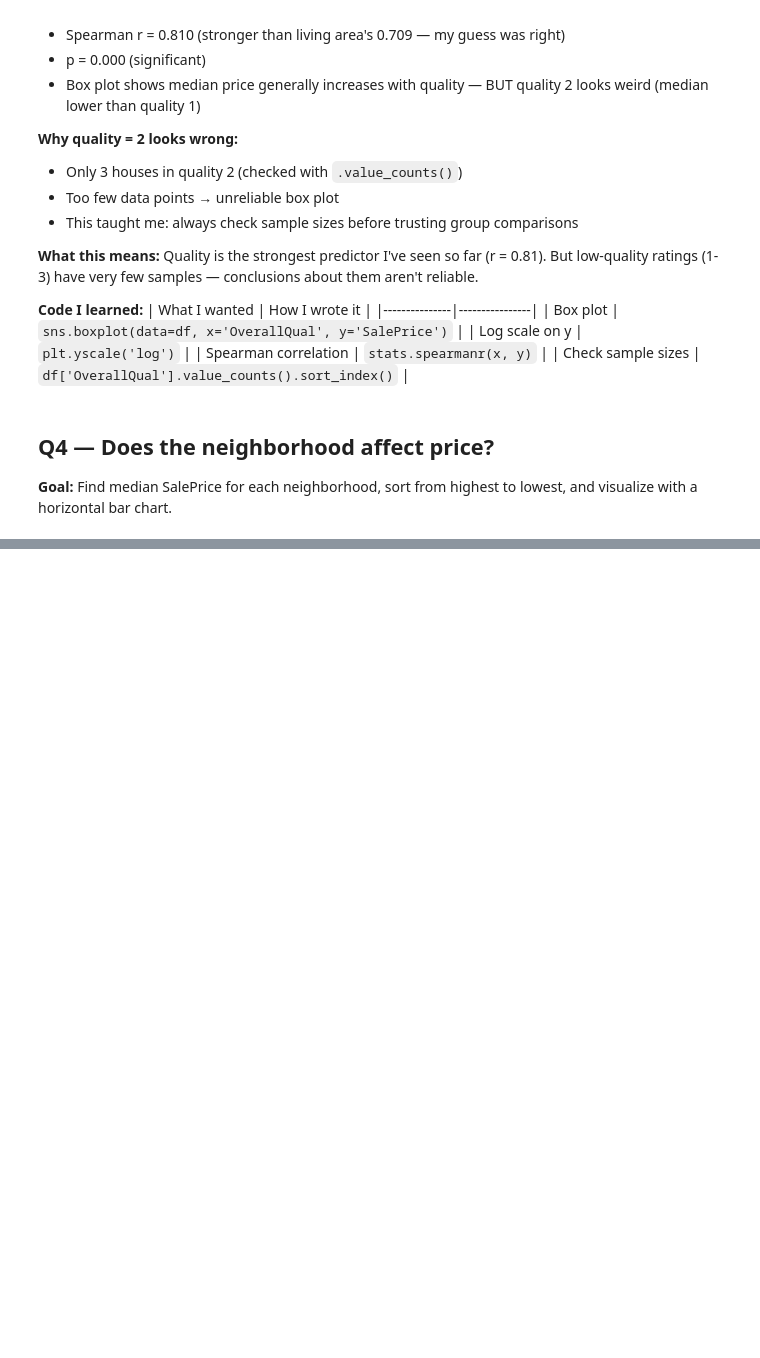
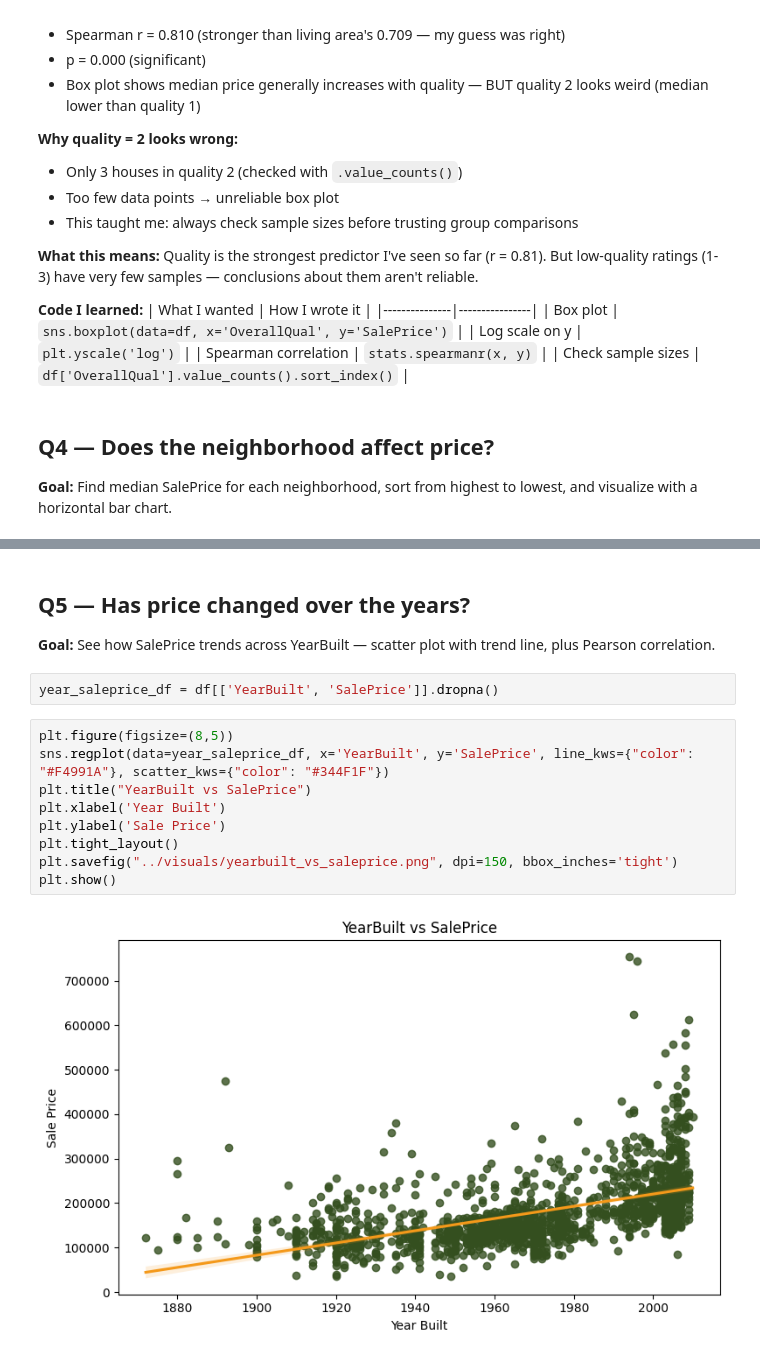
Before and after one commit to Thunder-Bird-007/house-price-analysis, a Jupyter notebook: notebooks/analysis.ipynb, the cells around one changed output, grey strips where cells are left out. Cells and saved outputs as stored; diff of their text form; blank space fills up the shorter version.

```diff
--- a/notebooks/analysis.ipynb
+++ b/notebooks/analysis.ipynb
@@ -232,0 +322,17 @@ Name: Neighborhood, Length: 1460, dtype: str
+# %% [markdown]
+## Q5 — Has price changed over the years?
+
+**Goal:** See how SalePrice trends across YearBuilt — scatter plot with trend line, plus Pearson correlation.
+# %%
+year_saleprice_df = df[['YearBuilt', 'SalePrice']].dropna()
+# %%
+plt.figure(figsize=(8,5))
+sns.regplot(data=year_saleprice_df, x='YearBuilt', y='SalePrice', line_kws={"color": "#F4991A"}, scatter_kws={"color": "#344F1F"})
+plt.title("YearBuilt vs SalePrice")
+plt.xlabel('Year Built')
+plt.ylabel('Sale Price')
+plt.tight_layout()
+plt.savefig("../visuals/yearbuilt_vs_saleprice.png", dpi=150, bbox_inches='tight')
+plt.show()
+# %% [output]
+[figure, added]
```
Also changed, not shown: parts of 18 cells of this notebook, 4 other files.
